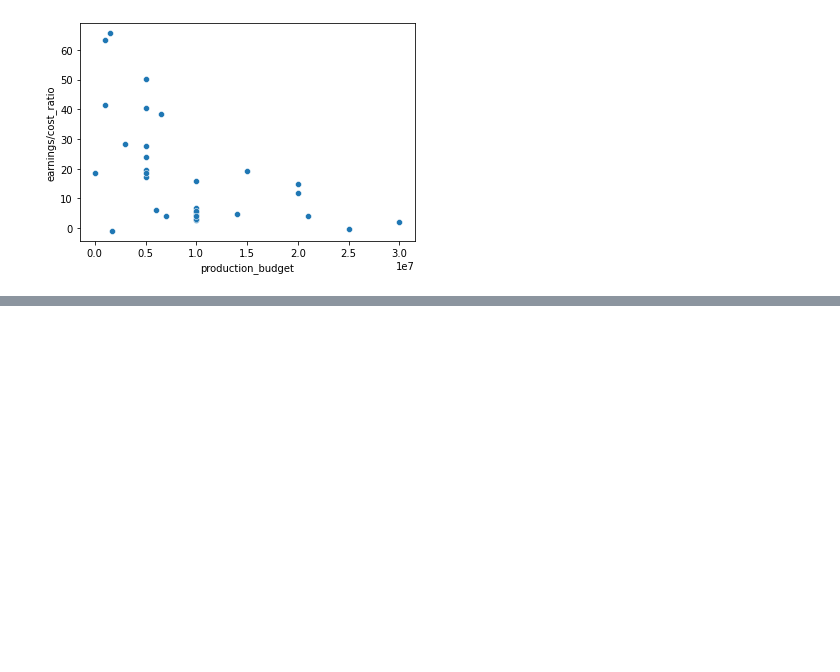
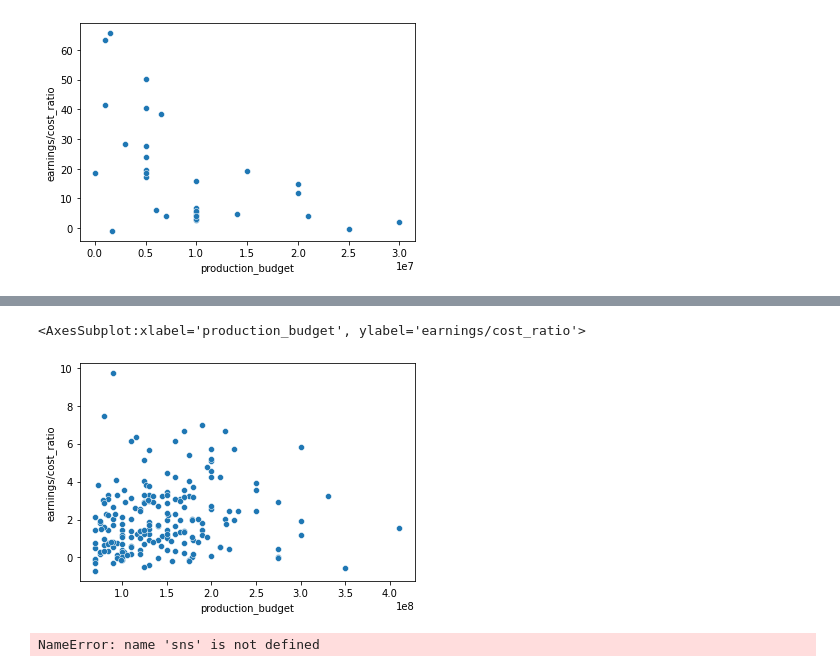
Before and after one commit to EmmaChoate/microsoft_movie_analysis, a Jupyter notebook: data/zippedData/Untitled.ipynb, the cells around one changed output, grey strips where cells are left out. Saved outputs shown, nothing was run; the diff lists cells and outputs as text; code cells hidden in the pictures; blank space fills up the shorter version.

```diff
--- a/data/zippedData/Untitled.ipynb
+++ b/data/zippedData/Untitled.ipynb
@@ -709,4 +550,5 @@ mega_table2_horrormt.describe()
 | max | 57280.000000 | 7.700000 | 400474.000000 | 2019.000000 | 118.000000 | 93.000000 | 3.000000e+07 | ... |
 # %%
-horrortableau=pd.read_csv('action_table.csv')
+actiontableau=pd.read_csv('action_table.csv')
+actiontableau
 # %% [output]
@@ -713,0 +659,18 @@ FileNotFoundError: [Errno 2] No such file or directory: 'action_table.csv'
+# %%
+sn.scatterplot(data=actiontableau, x="production_budget", y="earnings/cost_ratio")
+# %% [output]
+<AxesSubplot:xlabel='production_budget', ylabel='earnings/cost_ratio'>
+[figure, added]
+# %%
+import matplotlib.pyplot as plt
+sn.set_theme()
+
+# Load the example flights dataset and convert to long-form
+horror = sns.load_dataset("horrortableau")
+flights = flights_long.pivot("month", "year", "passengers")
+
+# Draw a heatmap with the numeric values in each cell
+f, ax = plt.subplots(figsize=(9, 6))
+sns.heatmap(flights, annot=True, fmt="d", linewidths=.5, ax=ax)
+# %% [output]
+NameError: name 'sns' is not defined
```
Also changed, not shown: parts of 55 cells of this notebook.
